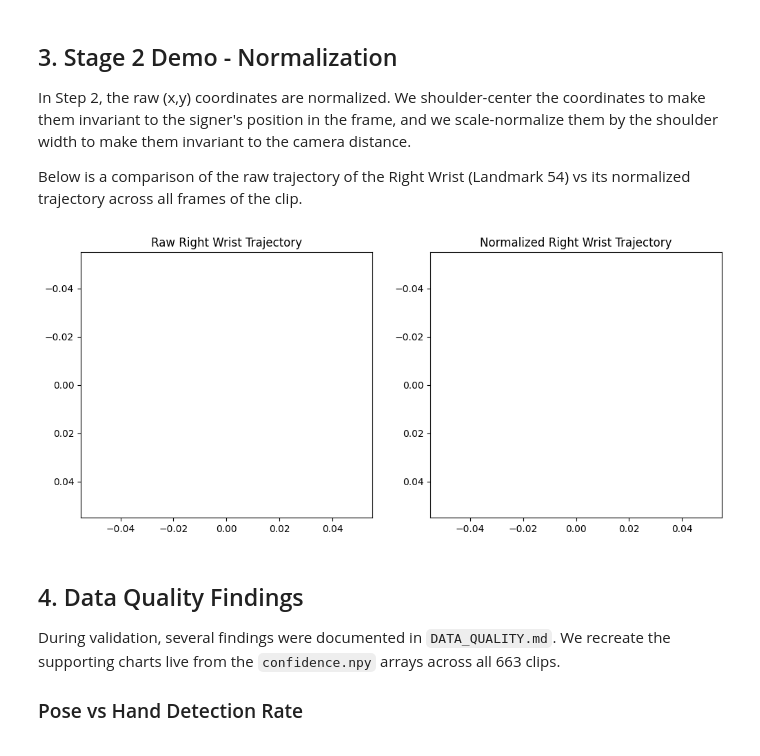
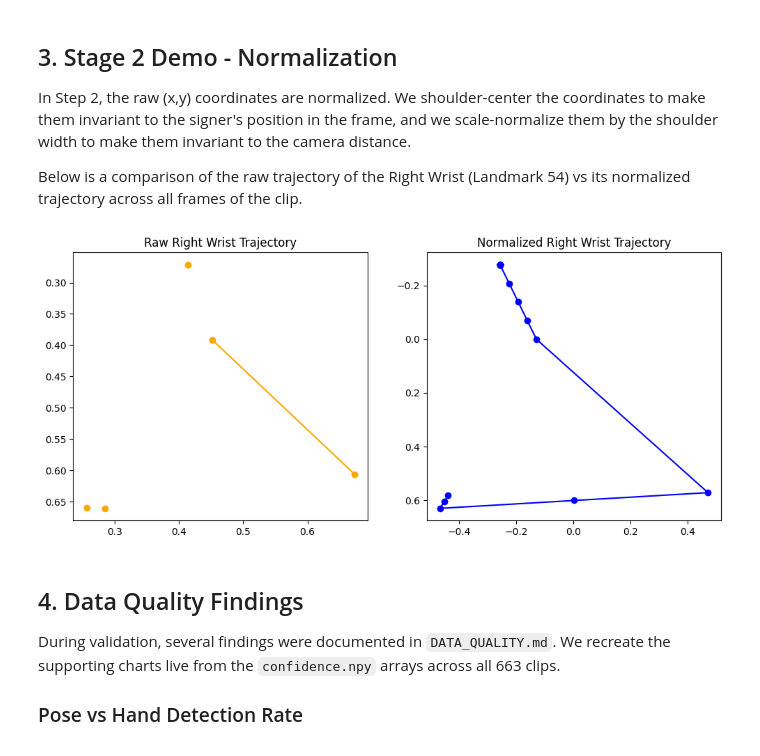
Before and after one commit to biplavbarua/ISL-CSLRT-Pipeline, a Jupyter notebook: notebooks/preprocessing_walkthrough.ipynb, the cells around one changed output. Cells and saved outputs as stored; diff of their text form; code cells hidden in the pictures.

```diff
--- a/notebooks/preprocessing_walkthrough.ipynb
+++ b/notebooks/preprocessing_walkthrough.ipynb
@@ -129,42 +130,44 @@ In Step 2, the raw (x,y) coordinates are normalized. We shoulder-center the coor
 
 Below is a comparison of the raw trajectory of the Right Wrist (Landmark 54) vs its normalized trajectory across all frames of the clip.
 # %%
-from step02_normalize import normalize_clip
+from step02_normalize import normalize_clip, interpolate_missing
 
 # Get all frames for the clip
 all_frames = sorted(glob.glob(os.path.join(clip_dir, "*.jpg")))
 n_frames = len(all_frames)
 raw_kpts = np.zeros((n_frames, 543, 3), dtype=np.float32)
 raw_conf = np.zeros((n_frames, 543), dtype=np.float32)
 
 for j, f in enumerate(all_frames):
     img = cv2.imread(f)
     c, cf = extract_landmarks(pose_det, hand_det, face_det, mp, img)
     raw_kpts[j] = c
     raw_conf[j] = cf
 
 # Run normalization from step 2
 norm_kpts = normalize_clip(raw_kpts, raw_conf)
+norm_kpts = interpolate_missing(norm_kpts, raw_conf)
 
 # Plot Right Wrist (index 54)
-rw_raw = raw_kpts[:, 54, :2]
+rw_raw = raw_kpts[:, 54, :2].copy()
+rw_raw[raw_conf[:, 54] == 0] = np.nan
 rw_norm = norm_kpts[:, 54, :2]
 
 fig, (ax1, ax2) = plt.subplots(1, 2, figsize=(12, 5))
 
 # Plot raw
 ax1.plot(rw_raw[:, 0], rw_raw[:, 1], '-o', c='orange', label='Right Wrist')
 ax1.set_title("Raw Right Wrist Trajectory")
 ax1.invert_yaxis() # Image coordinates
 
 # Plot normalized
 ax2.plot(rw_norm[:, 0], rw_norm[:, 1], '-o', c='blue', label='Right Wrist')
 ax2.set_title("Normalized Right Wrist Trajectory")
 ax2.invert_yaxis()
 
 plt.show()
 # %% [output]
-[figure, old version]
+[figure, new version]
 # %% [markdown]
 ## 4. Data Quality Findings
 
```
Also changed, not shown: parts of 2 cells of this notebook, 1 other file.
